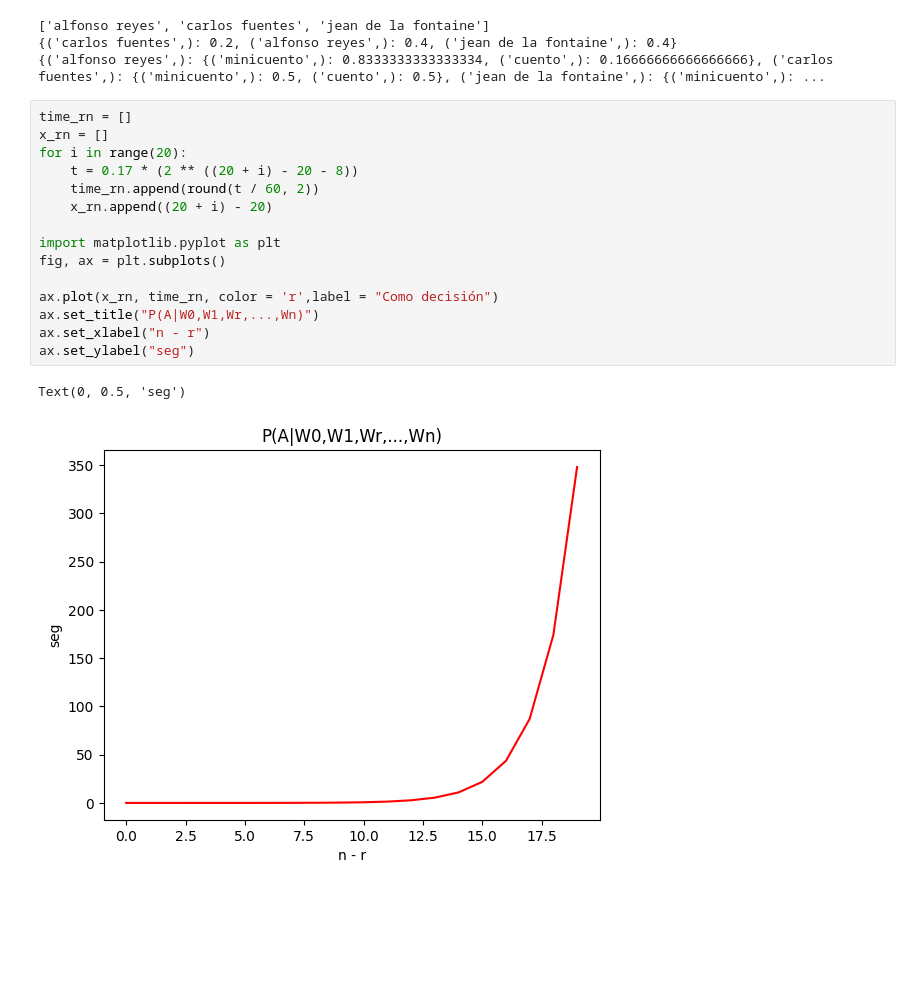
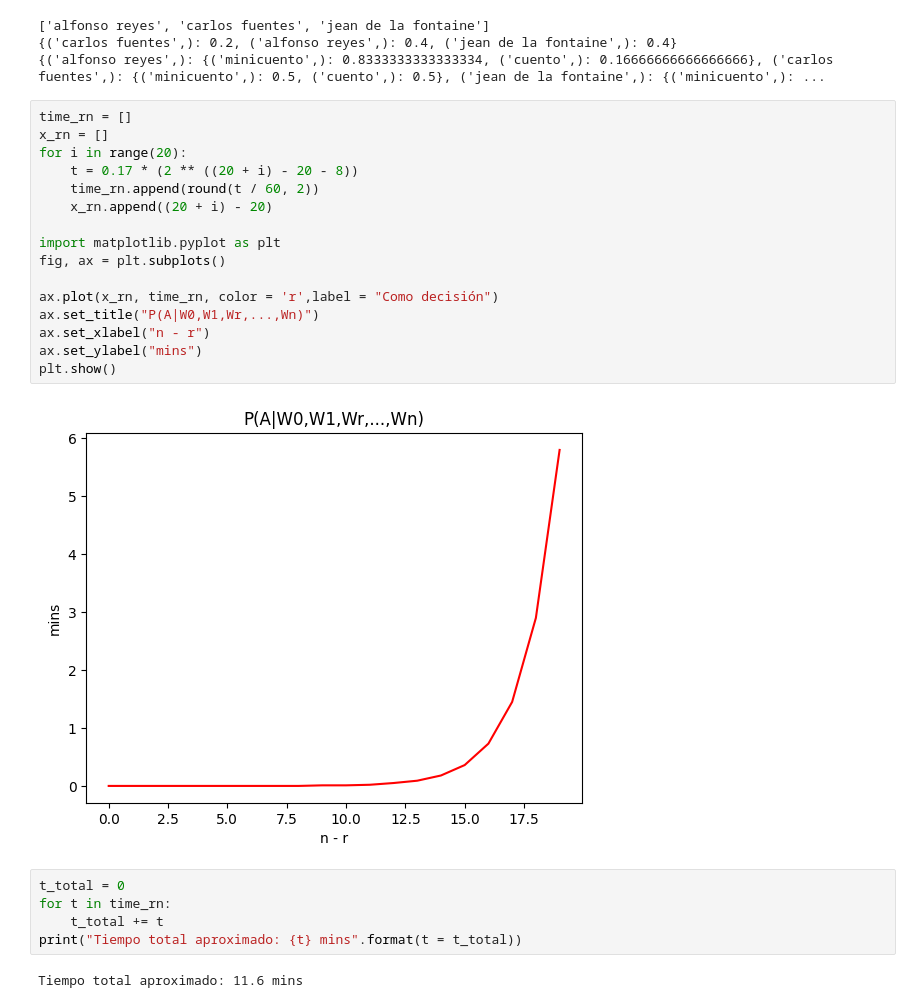
Before and after one commit to robertorys/Tesis, a Jupyter notebook: Test_mib_v2_3.ipynb, the cells around one changed output. Drawn from its saved outputs; the diff is of its cells as text; blank space fills up the shorter version.

```diff
--- a/Test_mib_v2_3.ipynb
+++ b/Test_mib_v2_3.ipynb
@@ -1440,21 +1412,28 @@ PT_A.print_table()
 # %%
 time_rn = []
 x_rn = []
 for i in range(20):
     t = 0.17 * (2 ** ((20 + i) - 20 - 8))
     time_rn.append(round(t / 60, 2))
     x_rn.append((20 + i) - 20)
 
 import matplotlib.pyplot as plt
 fig, ax = plt.subplots()
 
 ax.plot(x_rn, time_rn, color = 'r',label = "Como decisión")
 ax.set_title("P(A|W0,W1,Wr,...,Wn)")
 ax.set_xlabel("n - r")
-ax.set_ylabel("seg")
+ax.set_ylabel("mins")
+plt.show()
 # %% [output]
-Text(0, 0.5, 'seg')
-[figure, old version]
+[figure, new version]
+# %%
+t_total = 0
+for t in time_rn:
+    t_total += t
+print("Tiempo total aproximado: {t} mins".format(t = t_total))
+# %% [output]
+Tiempo total aproximado: 11.6 mins
 # %%
 vocab_inter = vocab_test & autor_vocabulario
 vocab_dif = autor_vocabulario - vocab_test
```
Also changed, not shown: parts of 5 cells of this notebook, 3 other files.
